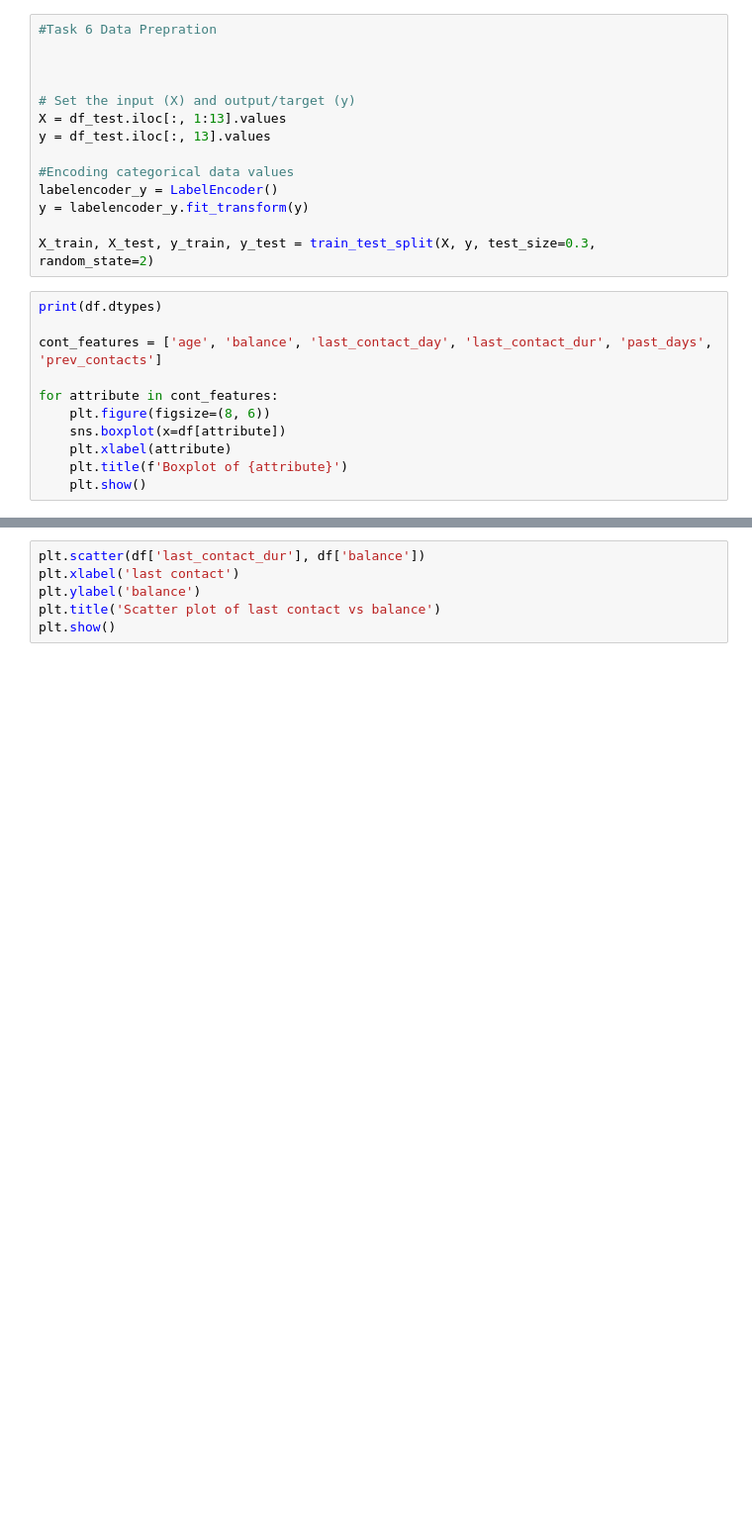
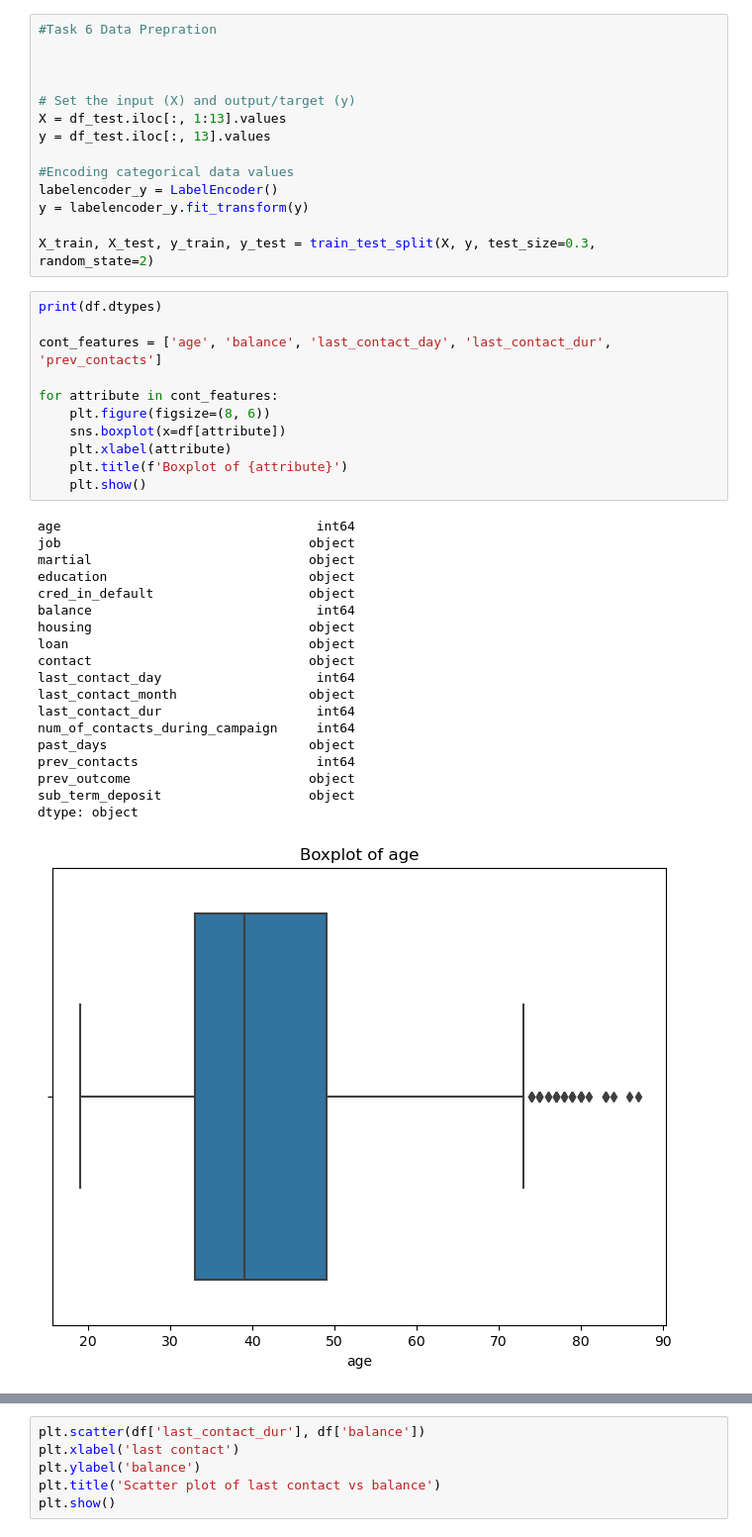
Before and after one commit to Willsu00/assignment2, a Jupyter notebook: Assignment2-Code-Will.ipynb, the cells around one changed output, grey strips where cells are left out. Shown at 99% size. Drawn from its saved outputs; the diff is of its cells as text; blank space fills up the shorter version.

```diff
--- a/Assignment2-Code-Will.ipynb
+++ b/Assignment2-Code-Will.ipynb
@@ -328,11 +328,31 @@ X_train, X_test, y_train, y_test = train_test_split(X, y, test_size=0.3, random_
 # %%
 print(df.dtypes)
 
-cont_features = ['age', 'balance', 'last_contact_day', 'last_contact_dur', 'past_days', 'prev_contacts']
+cont_features = ['age', 'balance', 'last_contact_day', 'last_contact_dur', 'prev_contacts']
 
 for attribute in cont_features:
     plt.figure(figsize=(8, 6))
     sns.boxplot(x=df[attribute])
     plt.xlabel(attribute)
     plt.title(f'Boxplot of {attribute}')
     plt.show()
+# %% [output]
+age                                 int64
+job                                object
+martial                            object
+education                          object
+cred_in_default                    object
+balance                             int64
+housing                            object
+loan                               object
+contact                            object
+last_contact_day                    int64
+last_contact_month                 object
+last_contact_dur                    int64
+num_of_contacts_during_campaign     int64
+past_days                          object
+prev_contacts                       int64
+prev_outcome                       object
+sub_term_deposit                   object
+dtype: object
+[figure, added]
```
Also changed, not shown: parts of 7 cells of this notebook, 1 other file.
